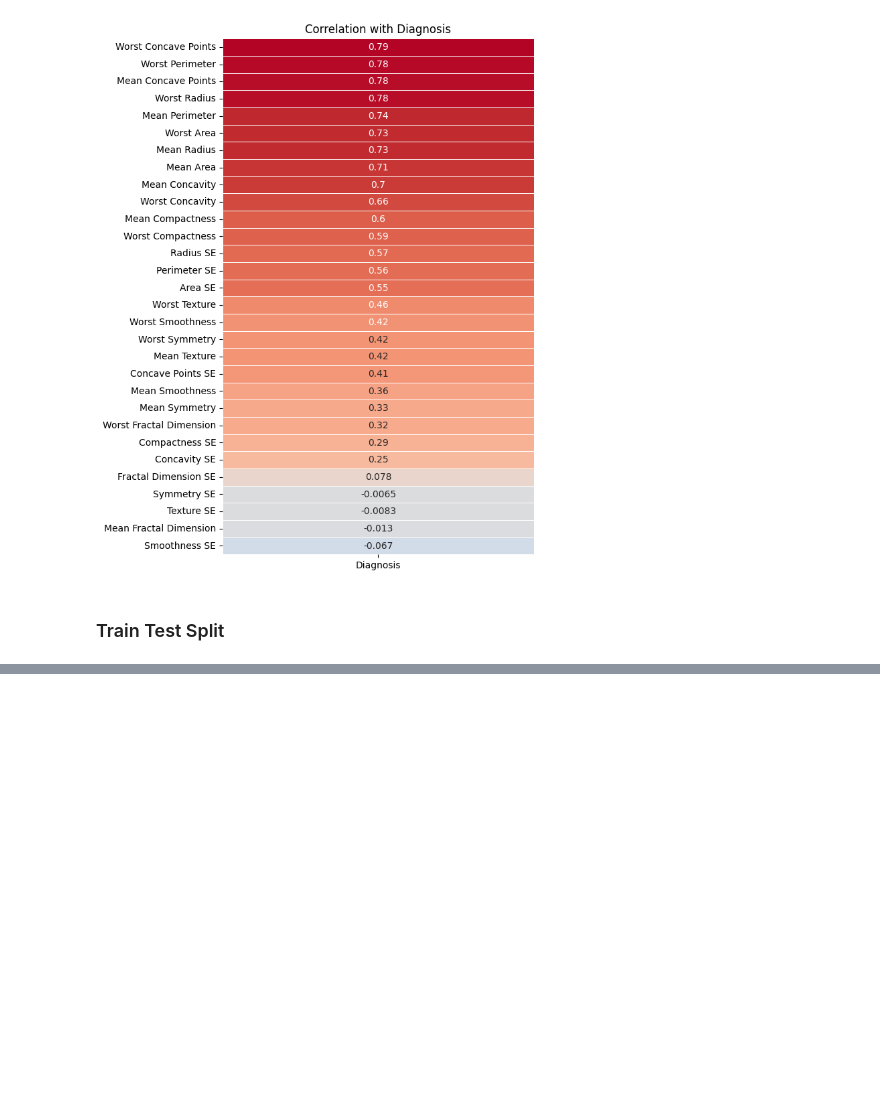
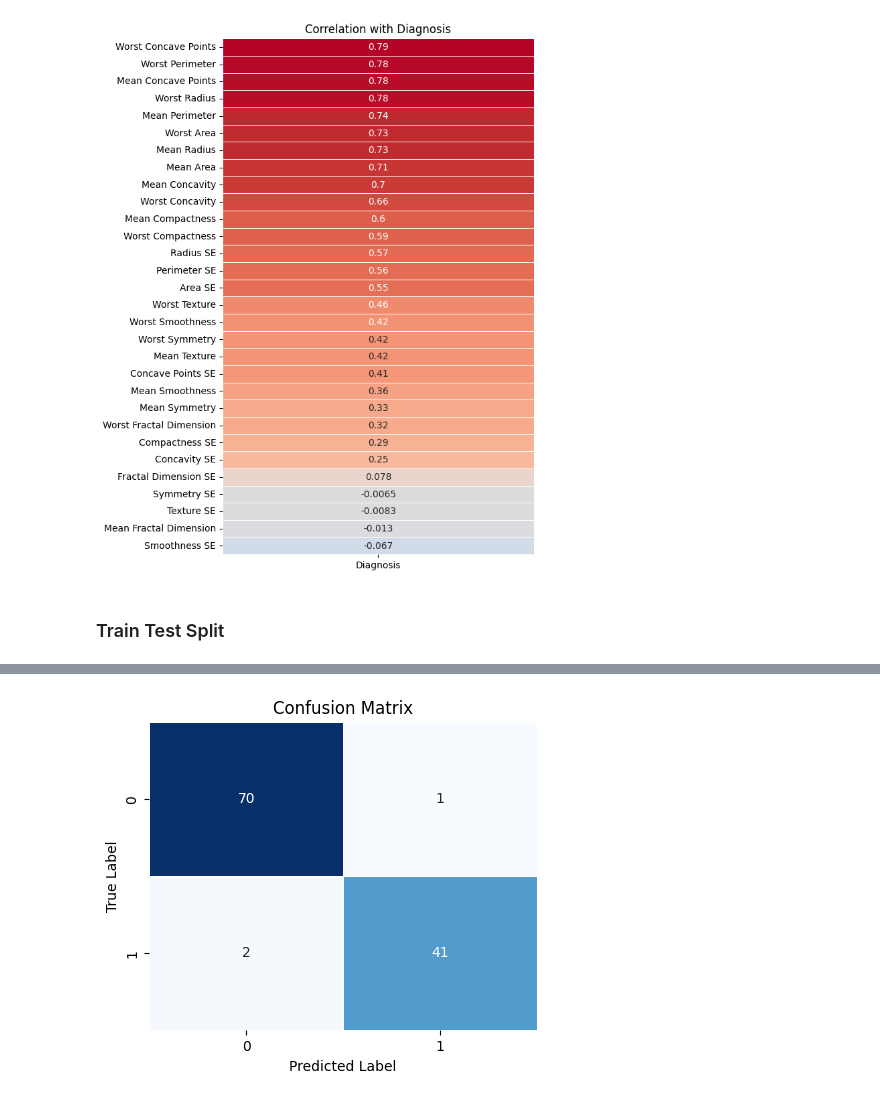
Before and after one commit to haricharnbytes/breast_cancer, a Jupyter notebook: breast_cancer.ipynb, the cells around one changed output, grey strips where cells are left out. Saved outputs shown, nothing was run; the diff lists cells and outputs as text; code cells hidden in the pictures; blank space fills up the shorter version.

Commit message:
Logistic regression

```diff
--- a/breast_cancer.ipynb
+++ b/breast_cancer.ipynb
@@ -225,0 +228,22 @@ X_test_scaled  = scaler.transform(X_test)
+# %%
+from sklearn.linear_model import LogisticRegression
+from sklearn.metrics import accuracy_score, confusion_matrix, classification_report
+
+
+lr_model = LogisticRegression(max_iter=1000)
+lr_model.fit(X_train_scaled, y_train)
+
+
+y_pred_lr = lr_model.predict(X_test_scaled)
+
+
+accuracy = accuracy_score(y_test, y_pred_lr)
+conf_matrix = confusion_matrix(y_test, y_pred_lr)
+class_report = classification_report(y_test, y_pred_lr)
+
+# Output the results
+print(f"Accuracy: {accuracy:.4f}")
+print("Confusion Matrix:")
+print(conf_matrix)
+print("Classification Report:")
+print(class_report)
@@ -225,0 +264,18 @@ X_test_scaled  = scaler.transform(X_test)
+# %%
+plt.figure(figsize=(5,4))
+
+sns.heatmap(
+    confusion_matrix(y_test,y_pred_lr),
+    annot=True,
+    fmt="d",
+    cmap="Blues",
+    linewidths=0.5,
+    cbar=False
+)
+
+plt.xlabel("Predicted Label")
+plt.ylabel("True Label")
+plt.title("Confusion Matrix")
+plt.show()
+# %% [output]
+[figure, added]
```
Also changed, not shown: parts of 4 cells of this notebook.
